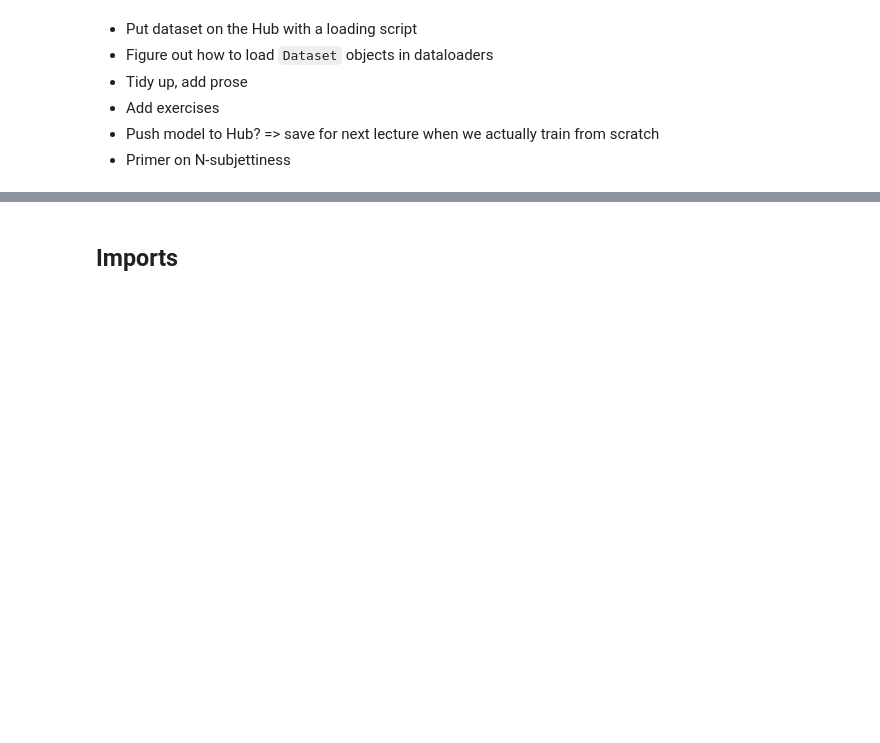
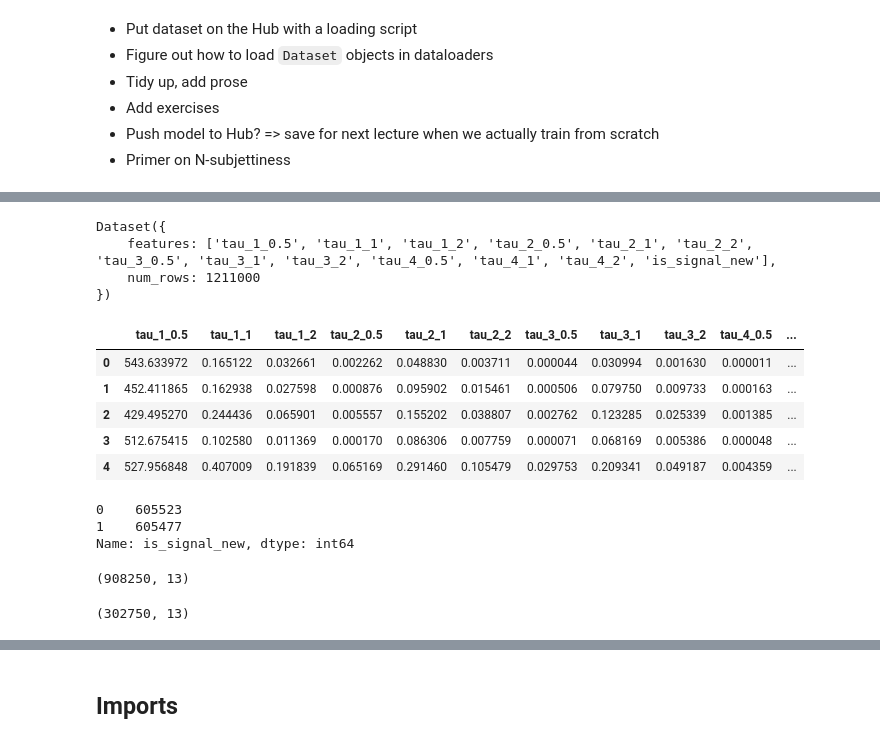
Before and after one commit to lewtun/dl4phys, a Jupyter notebook: lecture01.ipynb, the cells around one changed output, grey strips where cells are left out. Saved outputs shown, nothing was run; the diff lists cells and outputs as text; code cells hidden in the pictures; blank space fills up the shorter version.

Commit message:
Update with new dataset

```diff
--- a/lecture01.ipynb
+++ b/lecture01.ipynb
@@ -14,0 +24,2 @@
+# %%
+nsubj_dset = load_dataset("lewtun/top_quark_tagging", name="nsubjettiness", split="train")
@@ -14,0 +38,24 @@
+# %%
+nsubj_dset
+# %% [output]
+Dataset({
+    features: ['tau_1_0.5', 'tau_1_1', 'tau_1_2', 'tau_2_0.5', 'tau_2_1', 'tau_2_2', 'tau_3_0.5', 'tau_3_1', 'tau_3_2', 'tau_4_0.5', 'tau_4_1', 'tau_4_2', 'is_signal_new'],
+    num_rows: 1211000
+})
+# %%
+df = nsubj_dset.to_pandas()
+# %%
+df.head()
+# %% [output]
+|  | tau_1_0.5 | tau_1_1 | tau_1_2 | tau_2_0.5 | tau_2_1 | tau_2_2 | tau_3_0.5 | tau_3_1 | tau_3_2 | tau_4_0.5 | ... |
+| 0 | 543.633972 | 0.165122 | 0.032661 | 0.002262 | 0.048830 | 0.003711 | 0.000044 | 0.030994 | 0.001630 | 0.000011 | ... |
+| 1 | 452.411865 | 0.162938 | 0.027598 | 0.000876 | 0.095902 | 0.015461 | 0.000506 | 0.079750 | 0.009733 | 0.000163 | ... |
+| 2 | 429.495270 | 0.244436 | 0.065901 | 0.005557 | 0.155202 | 0.038807 | 0.002762 | 0.123285 | 0.025339 | 0.001385 | ... |
+| 3 | 512.675415 | 0.102580 | 0.011369 | 0.000170 | 0.086306 | 0.007759 | 0.000071 | 0.068169 | 0.005386 | 0.000048 | ... |
+| 4 | 527.956848 | 0.407009 | 0.191839 | 0.065169 | 0.291460 | 0.105479 | 0.029753 | 0.209341 | 0.049187 | 0.004359 | ... |
+# %%
+df["is_signal_new"].value_counts()
+# %% [output]
+0    605523
+1    605477
+Name: is_signal_new, dtype: int64
@@ -14,0 +64,8 @@
+# %%
+train_df.shape
+# %% [output]
+(908250, 13)
+# %%
+test_df.shape
+# %% [output]
+(302750, 13)
```
Also changed, not shown: parts of 63 cells of this notebook, 1 other file.
